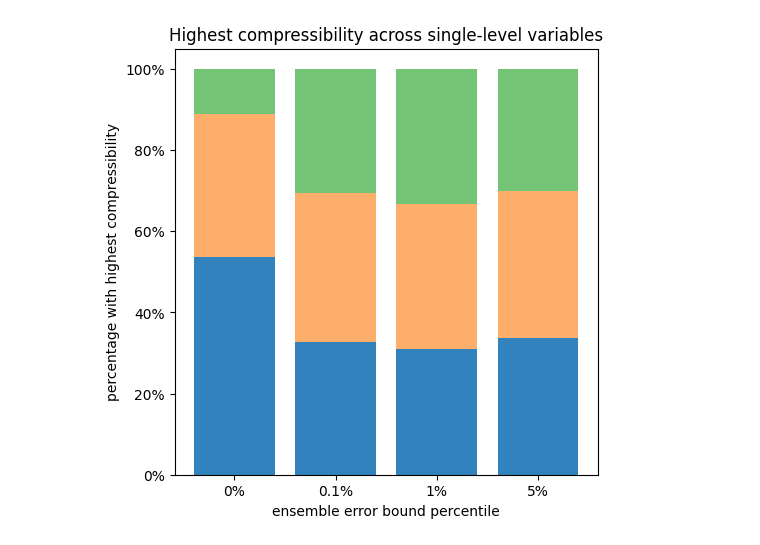
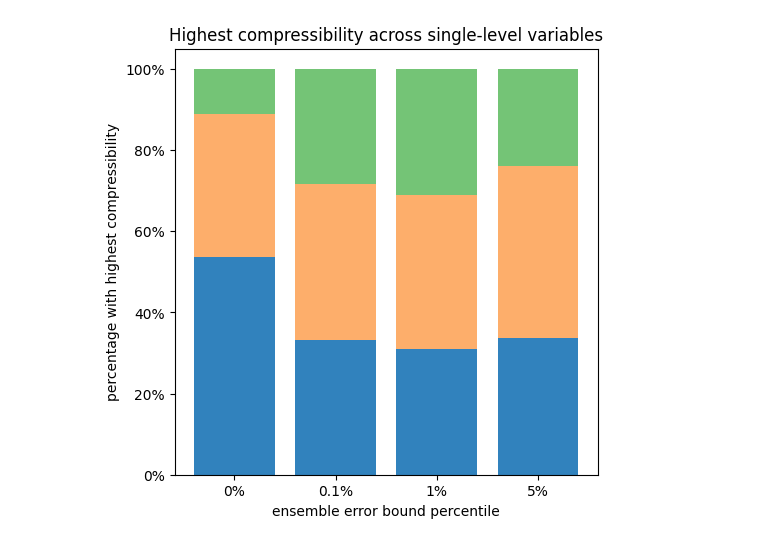
Before and after one commit to juntyr/era5-ensemble-compression-tolerance, a Jupyter notebook: compression-ratio-plots.ipynb, the cells around one changed output. Cells and saved outputs as stored; diff of their text form; code cells hidden in the pictures.

```diff
--- a/compression-ratio-plots.ipynb
+++ b/compression-ratio-plots.ipynb
@@ -61,8 +8,7 @@ compression_ratios_single = dict(parse_single("compression-ratio-single.txt"))
+# %%
+compression_ratios_single = pd.read_csv("compression-ratio-single.csv")
 # %%
-compression_ratios_pressure = defaultdict(dict)
-for v, p, c in parse_pressure("compression-ratio-pressure.txt"):
-    compression_ratios_pressure[p][v] = c
-compression_ratios_pressure = {k: v for k, v in compression_ratios_pressure.items()}
+compression_ratios_pressure = pd.read_csv("compression-ratio-pressure.csv")
 # %%
 import matplotlib
 from matplotlib import pyplot as plt
@@ -72,42 +18,56 @@ tab20c = matplotlib.colormaps["tab20c"].colors
 # %%
 fig, ax = plt.subplots(figsize=(5, 5), layout="constrained")
 
-percentiles = compression_ratios_single["u10"].percentile
-kinds = ["absolute", "relative", "quadratic"]
+variables = list(compression_ratios_single["name"].unique())
+percentiles = list(compression_ratios_single["percentile"].unique())
+kinds = list(compression_ratios_single["kind"].unique())
 colours = [tab20c[0], tab20c[4 + 2], tab20c[8 + 1]]
 
 for i, percentile in enumerate(percentiles):
     base = 0
 
     for j, (kind, c) in enumerate(zip(kinds, colours)):
         count = 0
-        for v, cr in compression_ratios_single.items():
-            count += np.argmax([getattr(cr, k)[i] for k in kinds]) == j
+        for v in variables:
+            count += (
+                np.argmax(
+                    [
+                        compression_ratios_single[
+                            (compression_ratios_single["name"] == v)
+                            & (compression_ratios_single["level"] == "single")
+                            & (compression_ratios_single["percentile"] == percentile)
+                            & (compression_ratios_single["kind"] == k)
+                        ]["cr"].iloc[0]
+                        for k in kinds
+                    ]
+                )
+                == j
+            )
 
         ax.bar(
             i,
-            count / len(compression_ratios_single),
-            bottom=base / len(compression_ratios_single),
+            count / len(variables),
+            bottom=base / len(variables),
             color=c,
         )
 
         base += count
 
 ax.set_title("Highest compressibility across single-level variables")
 ax.set_xticks(range(len(percentiles)))
 ax.set_xticklabels(
     [
-        f"{np.format_float_positional((1 - p) * 100, trim='-', precision=1)}%"
+        f"{np.format_float_positional(p * 100, trim='-', precision=1)}%"
         for p in percentiles
     ]
 )
 ax.yaxis.set_major_formatter(mtick.PercentFormatter(1))
 
 ax.set_xlabel("ensemble error bound percentile")
 ax.set_ylabel("percentage with highest compressibility")
 
 plt.show()
 fig.savefig(plots / "single.pdf")
 # %% [output]
-[figure, old version]
+[figure, new version]
 # %%
```
Also changed, not shown: parts of 6 cells of this notebook.
